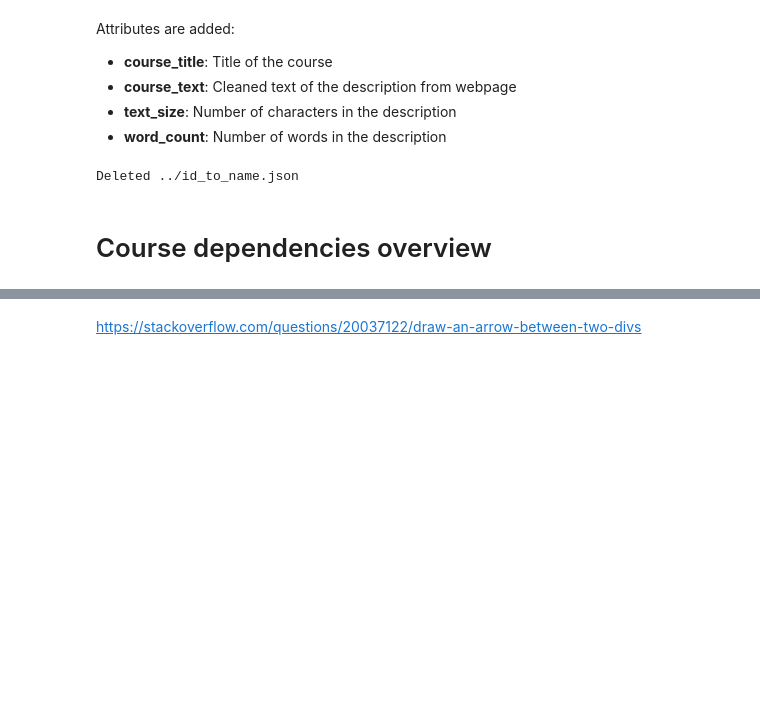
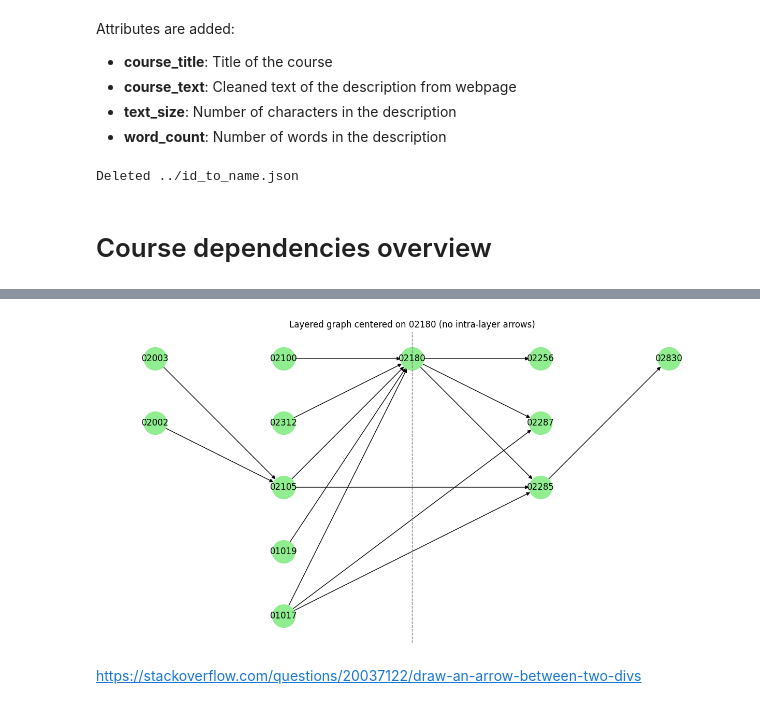
Before and after one commit to Marcrulo/DTU-courses-extension, a Jupyter notebook: processing/2_create_graph.ipynb, the cells around one changed output, grey strips where cells are left out. Drawn from its saved outputs; the diff is of its cells as text; code cells hidden in the pictures; blank space fills up the shorter version.

```diff
--- a/processing/2_create_graph.ipynb
+++ b/processing/2_create_graph.ipynb
@@ -195,74 +196,74 @@ def graph_to_json(center_node, G, levels, filename="../graphs.json"):
 # graph_to_json("01002", G)
 # %%
 # delete ../graphs.json
-import os
-file_path = Path("../graphs.json")
-if file_path.exists():
-    os.remove(file_path)
-    print(f"Deleted {file_path}")
+# import os
+# file_path = Path("../graphs.json")
+# if file_path.exists():
+#     os.remove(file_path)
+#     print(f"Deleted {file_path}")
 
 
 
 # Get all courses
 all_course_nums = list(G.nodes())
-# center_node = all_course_nums[100]
+center_node = '02180'#all_course_nums[26]
 
-for center_node in all_course_nums:
+# for center_node in all_course_nums:
 
-    # Get forward and reverse BFS nodes
-    forward_nodes = nx.single_source_shortest_path_length(G, center_node)
-    reverse_nodes = nx.single_source_shortest_path_length(G.reverse(copy=False), center_node)
+# Get forward and reverse BFS nodes
+forward_nodes = nx.single_source_shortest_path_length(G, center_node)
+reverse_nodes = nx.single_source_shortest_path_length(G.reverse(copy=False), center_node)
 
-    # Combine all relevant nodes
-    all_nodes = set(forward_nodes.keys()) | set(reverse_nodes.keys())
-    levels = {}
+# Combine all relevant nodes
+all_nodes = set(forward_nodes.keys()) | set(reverse_nodes.keys())
+levels = {}
 
-    for node in all_nodes:
-        if node == center_node:
-            levels[node] = 0
-        elif node in reverse_nodes:
-            levels[node] = -reverse_nodes[node]
-        else:
-            levels[node] = forward_nodes[node]
+for node in all_nodes:
+    if node == center_node:
+        levels[node] = 0
+    elif node in reverse_nodes:
+        levels[node] = -reverse_nodes[node]
+    else:
+        levels[node] = forward_nodes[node]
 
-    # Filter edges: only include edges between different levels
-    # edges = [
-    #     (u, v) for u, v in G.subgraph(all_nodes).edges()
-    #     if levels[u] != levels[v]
-    # ]
+# Filter edges: only include edges between different levels
+# edges = [
+#     (u, v) for u, v in G.subgraph(all_nodes).edges()
+#     if levels[u] != levels[v]
+# ]
 
 
 
 
-    # Create a new DiGraph with only those edges
-    filtered_subG = nx.DiGraph()
-    filtered_subG.add_nodes_from(all_nodes)
+# Create a new DiGraph with only those edges
+filtered_subG = nx.DiGraph()
+filtered_subG.add_nodes_from(all_nodes)
 
 
-    # Build layout positions
-    pos = {}
-    level_nodes = {}
-    for node, level in levels.items():
-        level_nodes.setdefault(level, []).append(node)
+# Build layout positions
+pos = {}
+level_nodes = {}
+for node, level in levels.items():
+    level_nodes.setdefault(level, []).append(node)
 
-    for level in sorted(level_nodes):
-        nodes = level_nodes[level]
-        for i, node in enumerate(nodes):
-            pos[node] = (level, -i)
+for level in sorted(level_nodes):
+    nodes = level_nodes[level]
+    for i, node in enumerate(nodes):
+        pos[node] = (level, -i)
 
-    edges = [
-        (u, v) for u, v in G.subgraph(all_nodes).edges()
-        if pos[u][0] < pos[v][0]
-    ]
-    filtered_subG.add_edges_from(edges)
+edges = [
+    (u, v) for u, v in G.subgraph(all_nodes).edges()
+    if pos[u][0] < pos[v][0]
+]
+filtered_subG.add_edges_from(edges)
 
-    # Write to JSON
-    graph_to_json(center_node, filtered_subG, levels)
+# Write to JSON
+# graph_to_json(center_node, filtered_subG, levels)
 
 # Plot
-# plt.figure(figsize=(12, 6))
-# nx.draw(filtered_subG, pos, with_labels=True, node_color="lightgreen", node_size=1000, arrows=True)
-# plt.title(f"Layered graph centered on {center_node} (no intra-layer arrows)")
-# plt.axvline(0, color='gray', linestyle='--', linewidth=1)
-# plt.show()
+plt.figure(figsize=(12, 6))
+nx.draw(filtered_subG, pos, with_labels=True, node_color="lightgreen", node_size=1000, arrows=True)
+plt.title(f"Layered graph centered on {center_node} (no intra-layer arrows)")
+plt.axvline(0, color='gray', linestyle='--', linewidth=1)
+plt.show()
 # %% [output]
@@ -270,2 +270,3 @@ Deleted ../graphs.json
+[figure, added]
 # %% [markdown]
 https://stackoverflow.com/questions/20037122/draw-an-arrow-between-two-divs
```
Also changed, not shown: parts of 2 cells of this notebook, 5 other files.
